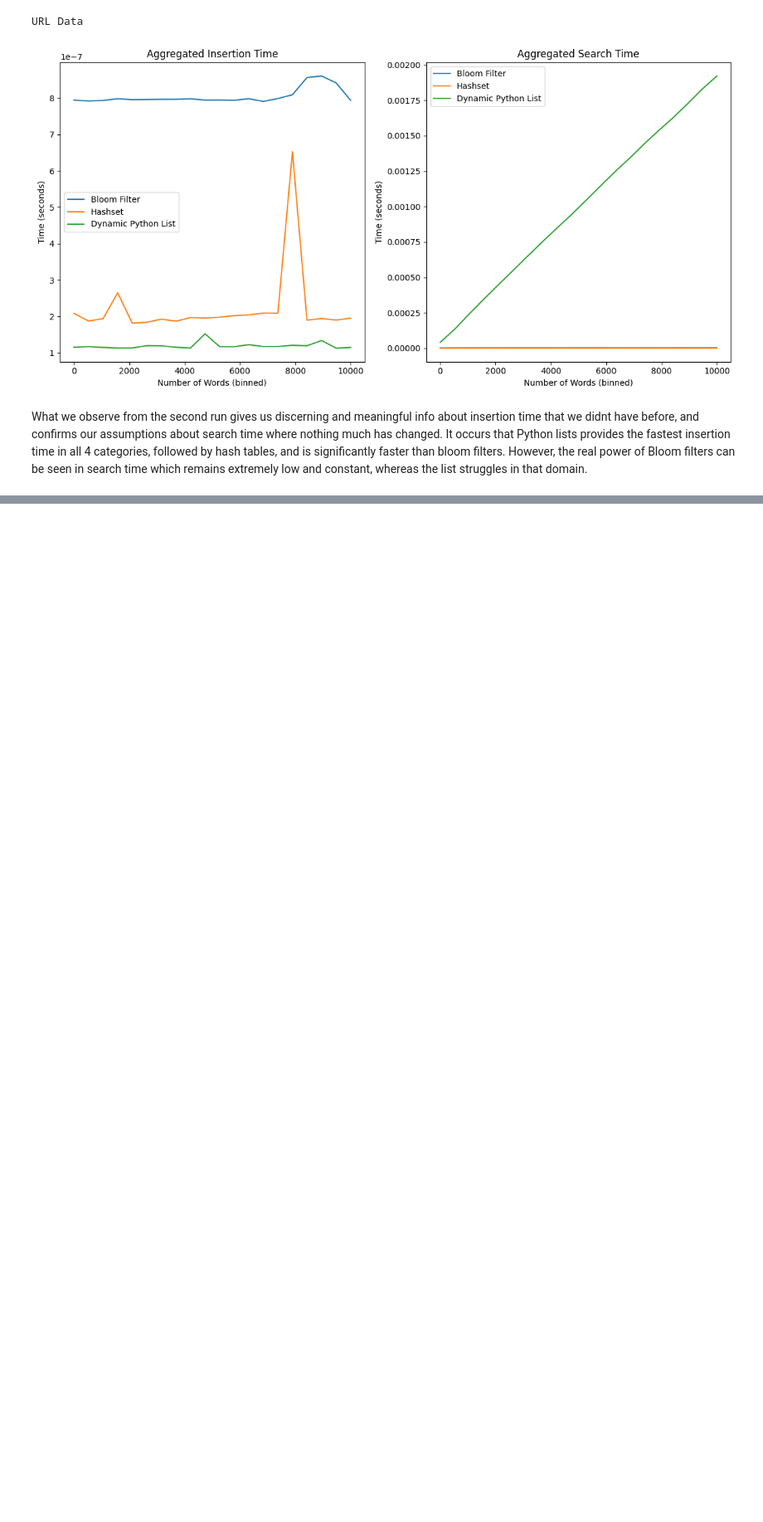
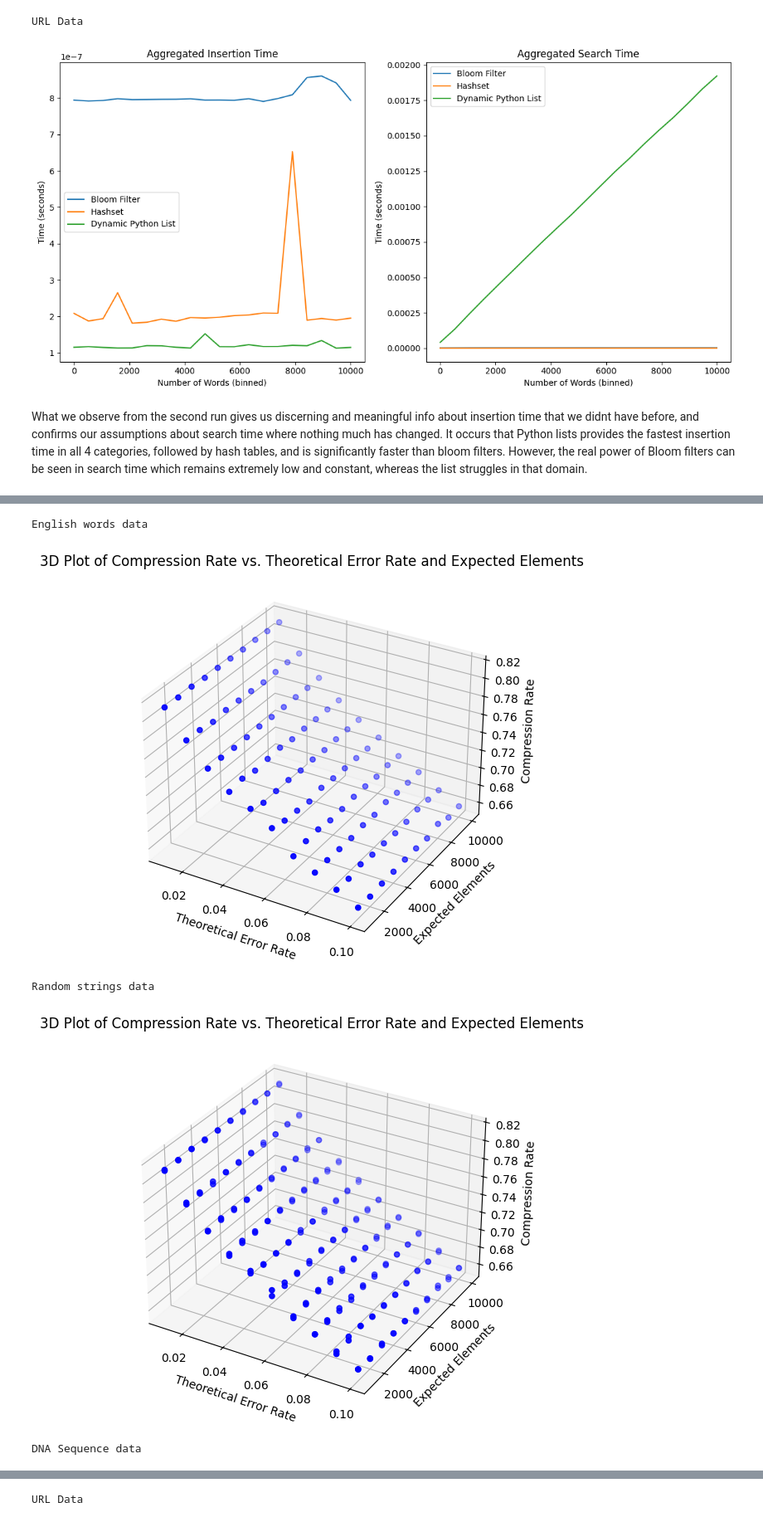
Before and after one commit to gasharova/BulMag, a Jupyter notebook: notebook.ipynb, the cells around one changed output, grey strips where cells are left out. Shown at 83% size. Cells and saved outputs as stored; diff of their text form; code cells hidden in the pictures; blank space fills up the shorter version.

```diff
--- a/notebook.ipynb
+++ b/notebook.ipynb
@@ -294,0 +410,59 @@ What we observe from the second run gives us discerning and meaningful info abou
+# %%
+import math
+data_type_name = ["URL Data", "DNA Sequence data", "Random strings data", "English words data"]
+
+compression_rate_list = []
+expected_elements_list = []
+error_rate_list = []
+
+for data_provider in data_providers:
+    # Print data type
+    print(data_type_name.pop())
+
+    for compr_expected_elements in np.linspace(10**3, 10**4, 10, dtype=int):
+        for compr_error_rate in np.linspace(0.01, 0.1, 10):
+
+            # print(f"Expected elements: {compr_expected_elements}")
+            # print(f"Error rate: {compr_error_rate}")
+            # print(f"Bitsize: {compr_bitsize}")
+            # Calculate bitsize using formula with n and p
+            compr_bitsize = math.ceil(-compr_expected_elements * math.log(compr_error_rate) / (math.log(2) ** 2))
+            compr_bf = BloomFilter(compr_bitsize, compr_expected_elements, [MurmurHash(), CityHash()])
+
+            # Add the maximum number of words by design
+            words = data_provider(compr_expected_elements)
+            random.shuffle(words)
+            for word in words:
+                compr_bf.add_item(word)
+
+            # Check compression rate
+            compr_rate = compr_bf.get_compression_rate()
+            # print(f"Compression Rate: {compr_rate:.4f}")
+
+            compression_rate_list.append(compr_rate)
+            expected_elements_list.append(compr_expected_elements)
+            error_rate_list.append(compr_error_rate)
+
+    # plotting
+    compression_rates_array = np.array(compression_rate_list)
+    expected_elements_array = np.array(expected_elements_list)
+    error_rate_array = np.array(error_rate_list)
+
+    fig = plt.figure(figsize=(10, 6))
+    ax = fig.add_subplot(111, projection='3d')
+
+    ax.scatter(error_rate_array, expected_elements_array, compression_rates_array, c='b', marker='o')
+
+    ax.set_xlabel('Theoretical Error Rate')
+    ax.set_ylabel('Expected Elements')
+    ax.set_zlabel('Compression Rate')
+    ax.set_title('3D Plot of Compression Rate vs. Theoretical Error Rate and Expected Elements')
+
+    # Show the plot
+    plt.show()
+# %% [output]
+English words data
+[figure, added]
+Random strings data
+[figure, added]
+DNA Sequence data
@@ -294,0 +470 @@ What we observe from the second run gives us discerning and meaningful info abou
+URL Data
```
Also changed, not shown: parts of 10 cells of this notebook, 2 other files.
